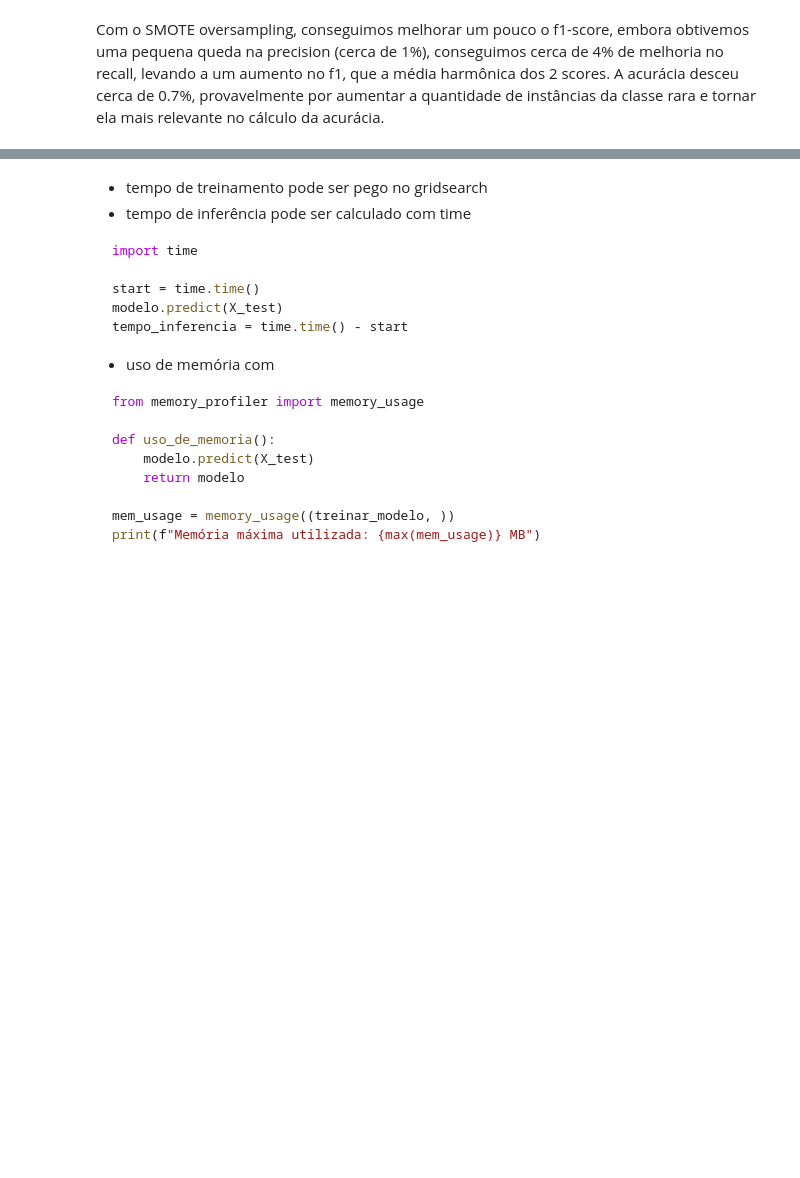
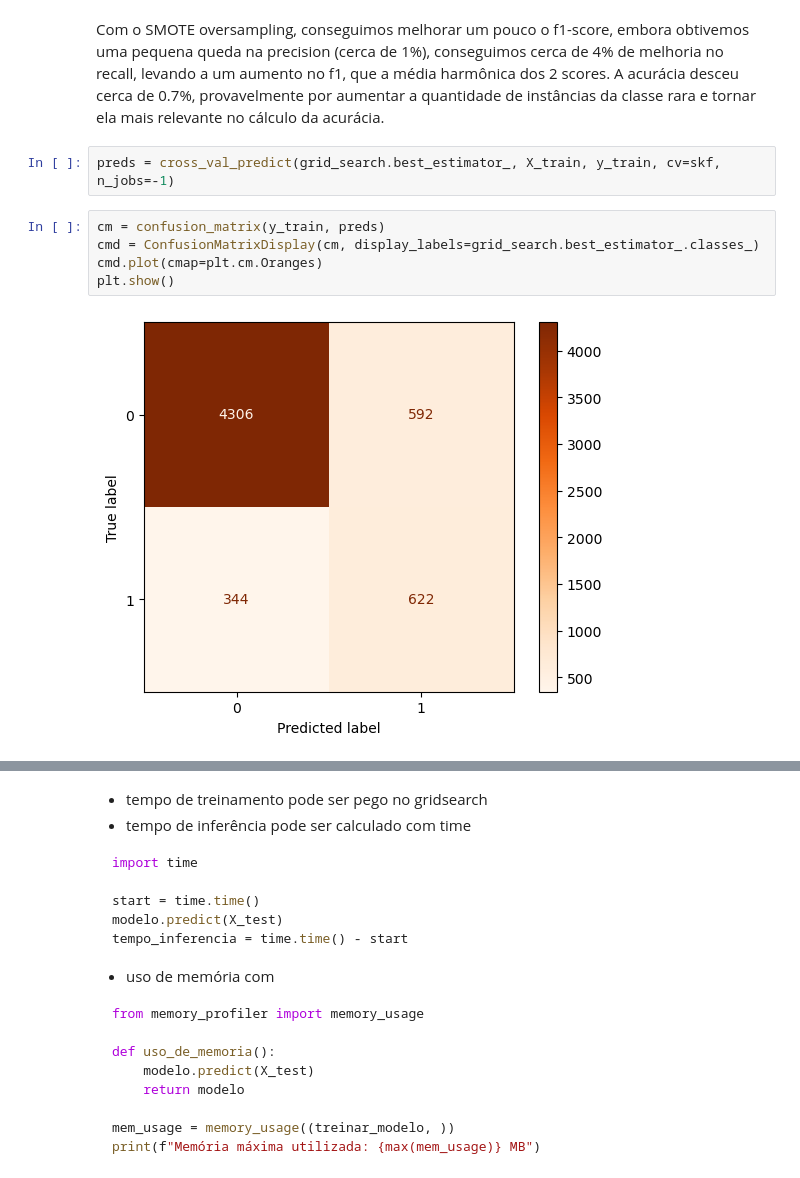
Before and after one commit to FrederickAlmeida/SpeedDating, a Jupyter notebook: modeling_knn.ipynb, the cells around one changed output, grey strips where cells are left out. Cells and saved outputs as stored; diff of their text form; blank space fills up the shorter version.

Commit message:
add confusion matrix

```diff
--- a/modeling_knn.ipynb
+++ b/modeling_knn.ipynb
@@ -326,3 +326,12 @@ view_test_metrics_pipeline(False, 10, results)
 [figure]
 # %% [markdown]
 Com o SMOTE oversampling, conseguimos melhorar um pouco o f1-score, embora obtivemos uma pequena queda na precision (cerca de 1%), conseguimos cerca de 4% de melhoria no recall, levando a um aumento no f1, que a média harmônica dos 2 scores. A acurácia desceu cerca de 0.7%, provavelmente por aumentar a quantidade de instâncias da classe rara e tornar ela mais relevante no cálculo da acurácia.
+# %%
+preds = cross_val_predict(grid_search.best_estimator_, X_train, y_train, cv=skf, n_jobs=-1)
+# %%
+cm = confusion_matrix(y_train, preds)
+cmd = ConfusionMatrixDisplay(cm, display_labels=grid_search.best_estimator_.classes_)
+cmd.plot(cmap=plt.cm.Oranges)
+plt.show()
+# %% [output]
+[figure, added]
```
Also changed, not shown: parts of 1 cell of this notebook.
